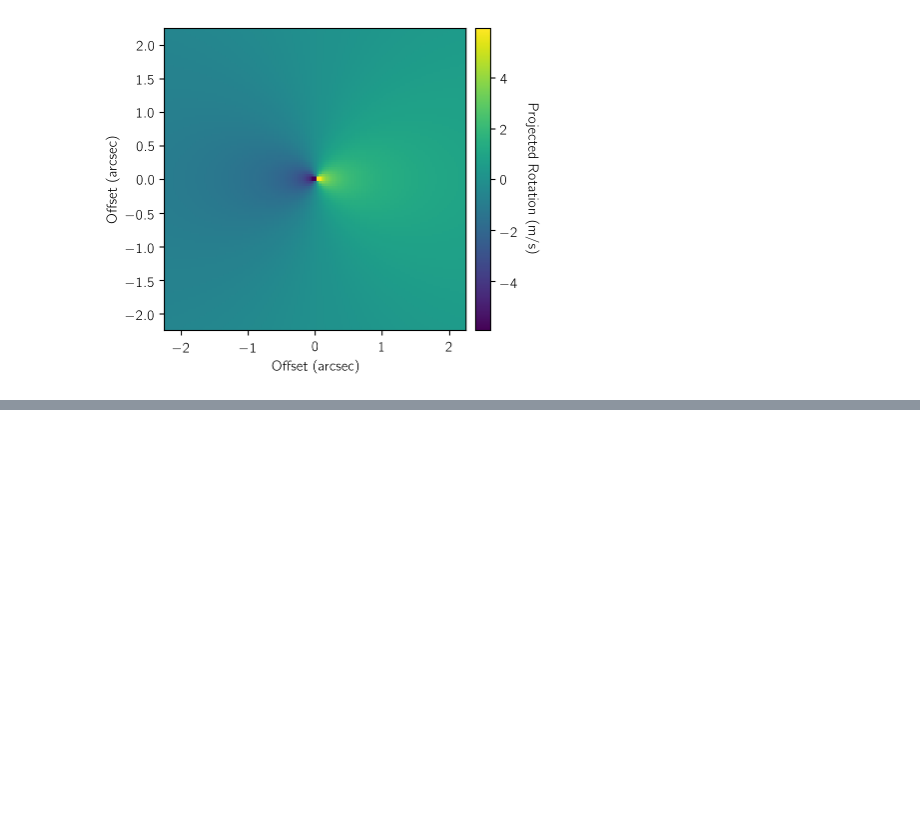
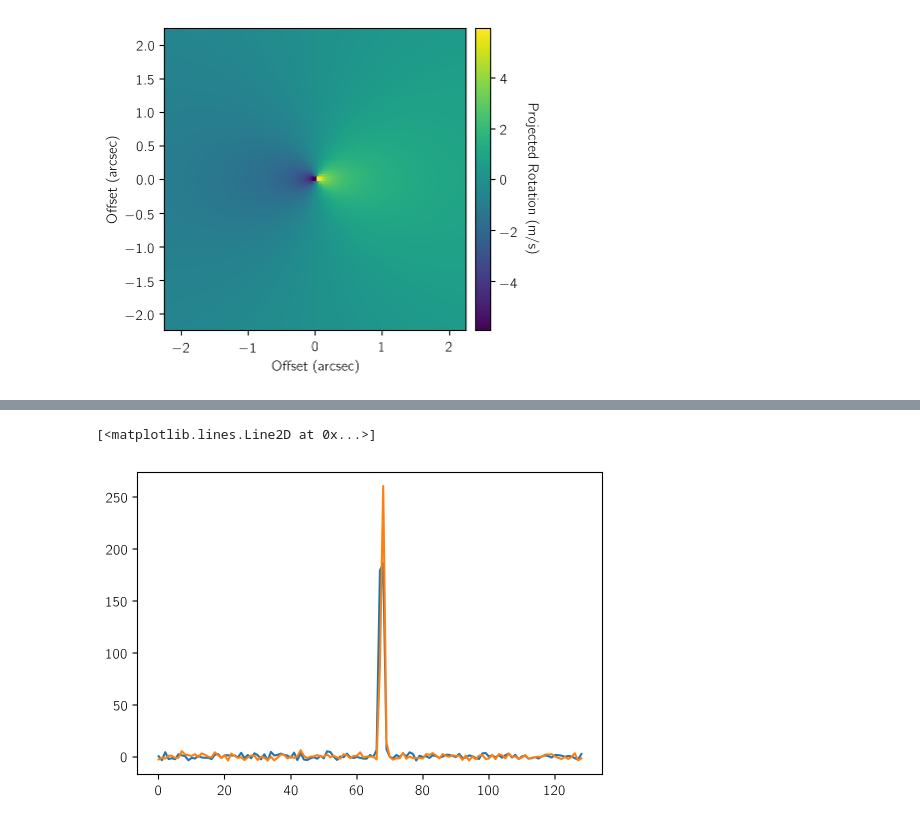
Before and after one commit to richteague/bettermoments, a Jupyter notebook: notebooks/test.ipynb, the cells around one changed output, grey strips where cells are left out. Drawn from its saved outputs; the diff is of its cells as text; code cells hidden in the pictures; blank space fills up the shorter version.

```diff
--- a/notebooks/test.ipynb
+++ b/notebooks/test.ipynb
@@ -40,3 +40,11 @@ plt.imshow(x_max);
+# %%
+# plt.plot(data[:, 40, 80])
+# plt.plot(data[:, 40, 81])
+plt.plot(data[:, 40, 79])
+plt.plot(data[:, 40, 81])
+# %% [output]
+[<matplotlib.lines.Line2D at 0x...>]
+[figure, added]
 # %%
 plt.imshow(np.argmax(data, axis=0))
 plt.colorbar();
```
Also changed, not shown: parts of 3 cells of this notebook, 1 other file.
